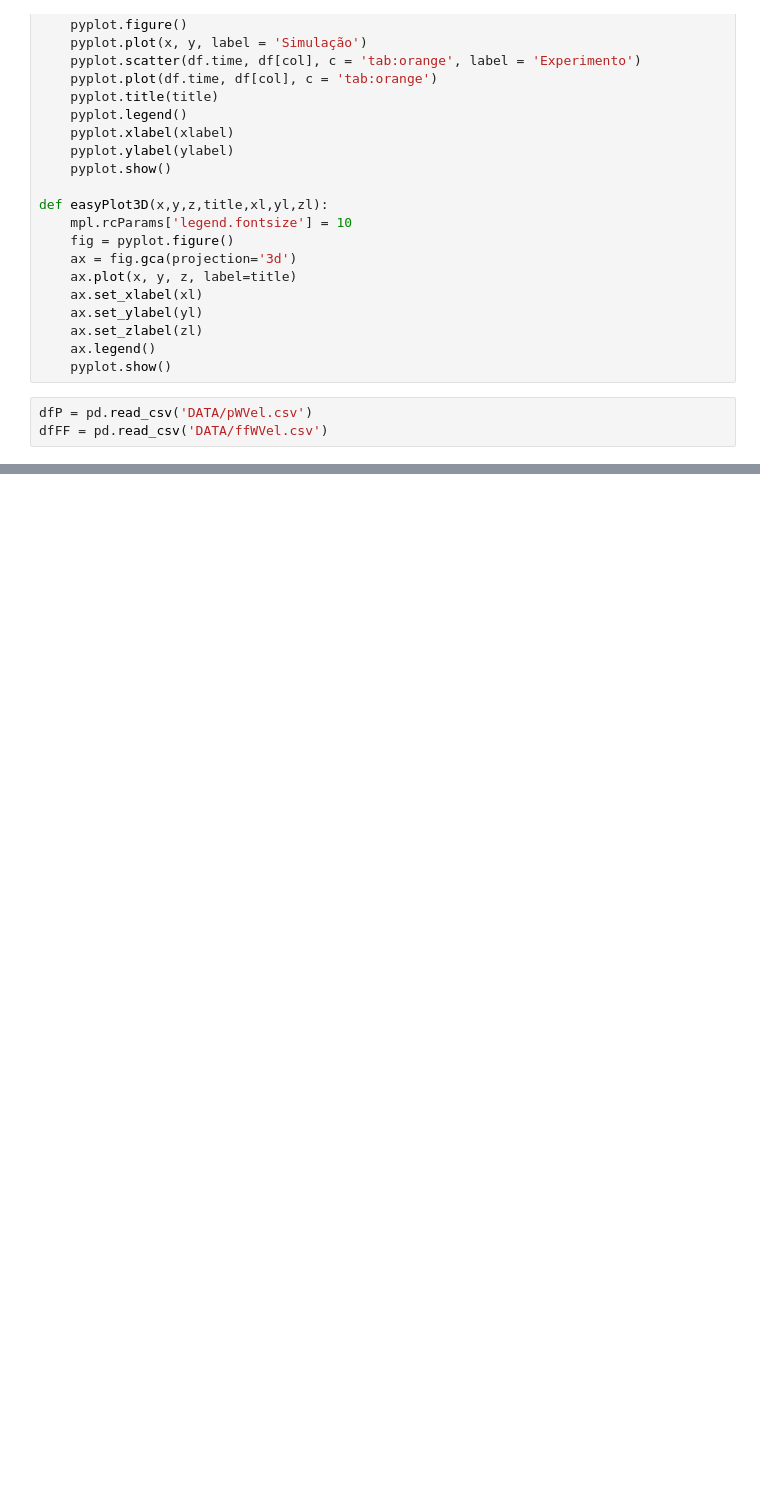
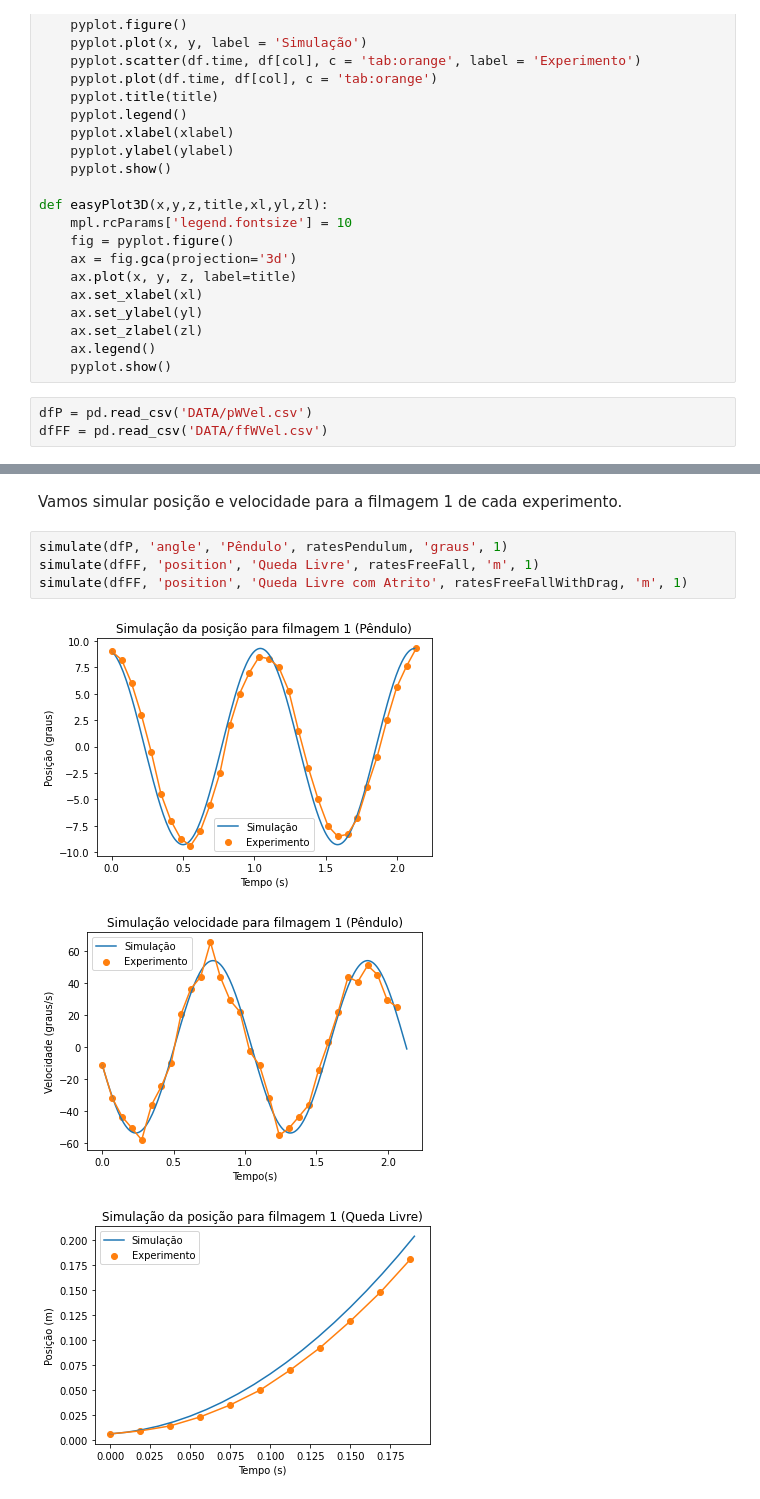
Before and after one commit to likury/EP2Modelagem, a Jupyter notebook: Simulação.ipynb, the cells around one changed output, grey strips where cells are left out. Saved outputs shown, nothing was run; the diff lists cells and outputs as text; blank space fills up the shorter version.

Commit message:
changed simulation function
now we simulate one film at the time not every film at once

```diff
--- a/Simulação.ipynb
+++ b/Simulação.ipynb
@@ -159,0 +144,10 @@ main(dfFF, 'position', 'Queda Livre', ratesFreeFallWithDrag, 'm')
+# %% [markdown]
+Vamos simular posição e velocidade para a filmagem 1 de cada experimento.
+# %%
+simulate(dfP, 'angle', 'Pêndulo', ratesPendulum, 'graus', 1)
+simulate(dfFF, 'position', 'Queda Livre', ratesFreeFall, 'm', 1)
+simulate(dfFF, 'position', 'Queda Livre com Atrito', ratesFreeFallWithDrag, 'm', 1)
+# %% [output]
+[figure, added]
+[figure, added]
+[figure, added]
```
Also changed, not shown: parts of 3 cells of this notebook.
